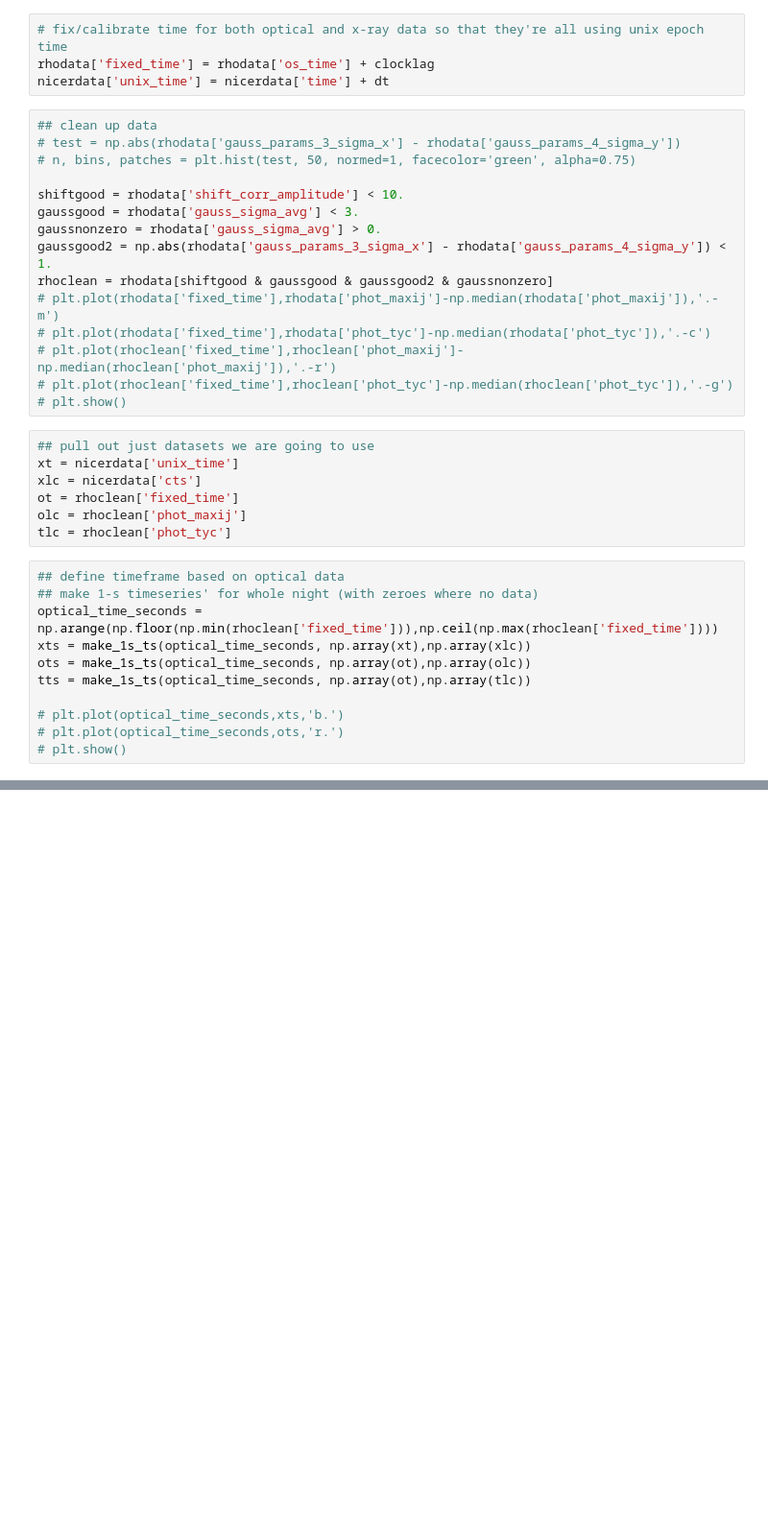
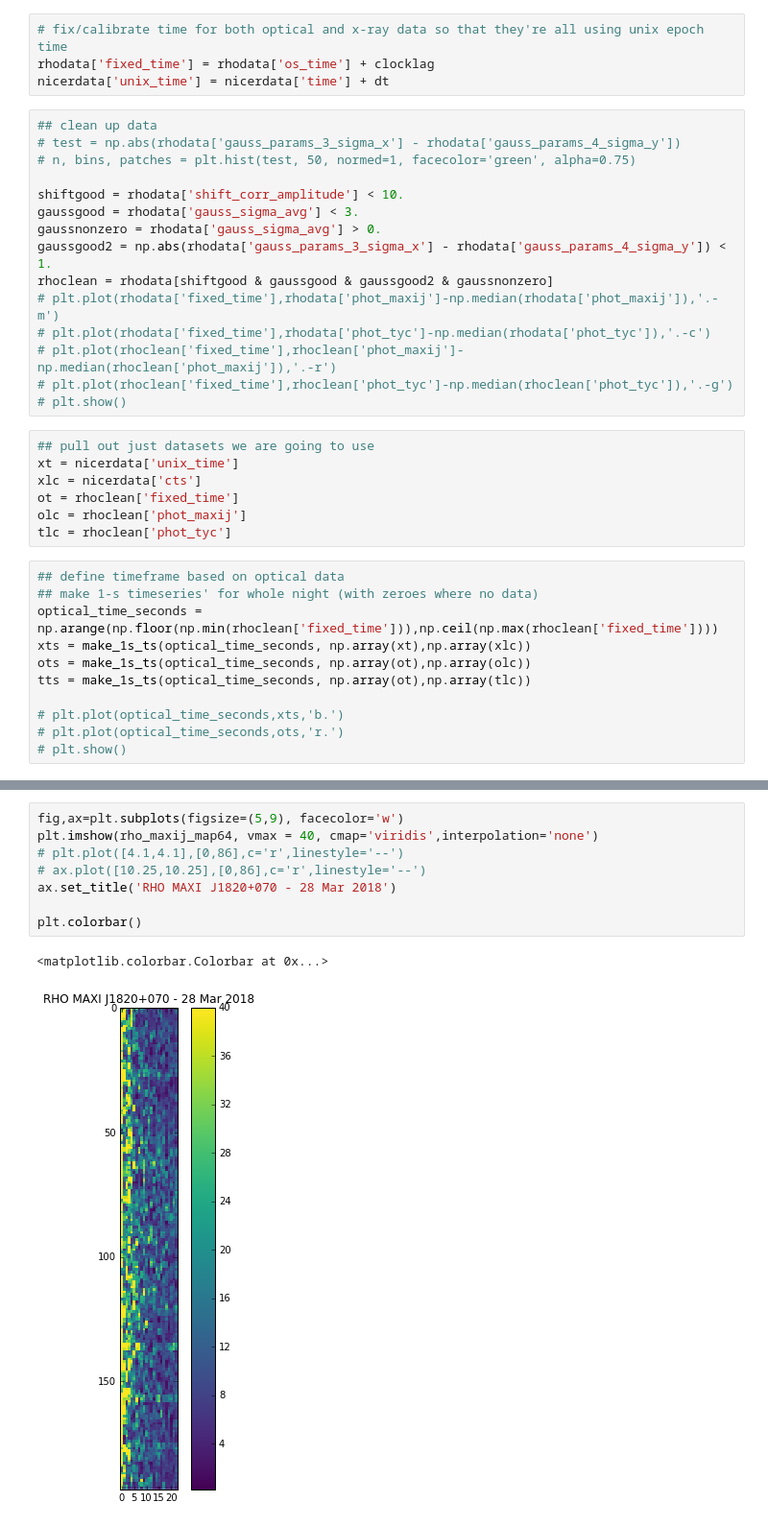
Before and after one commit to ajlemma/maxij, a Jupyter notebook: crosspower_redo_analysis_oct10.ipynb, the cells around one changed output, grey strips where cells are left out. Shown at 96% size. Cells and saved outputs as stored; diff of their text form; blank space fills up the shorter version.

```diff
--- a/crosspower_redo_analysis_oct10.ipynb
+++ b/crosspower_redo_analysis_oct10.ipynb
@@ -149,0 +318,11 @@ datadict = {'chunkID':np.arange(ctot),
+# %%
+fig,ax=plt.subplots(figsize=(5,9), facecolor='w')
+plt.imshow(rho_maxij_map64, vmax = 40, cmap='viridis',interpolation='none')
+# plt.plot([4.1,4.1],[0,86],c='r',linestyle='--')
+# ax.plot([10.25,10.25],[0,86],c='r',linestyle='--')
+ax.set_title('RHO MAXI J1820+070 - 28 Mar 2018')
+
+plt.colorbar()
+# %% [output]
+<matplotlib.colorbar.Colorbar at 0x...>
+[figure, added]
```
Also changed, not shown: parts of 30 cells of this notebook.
